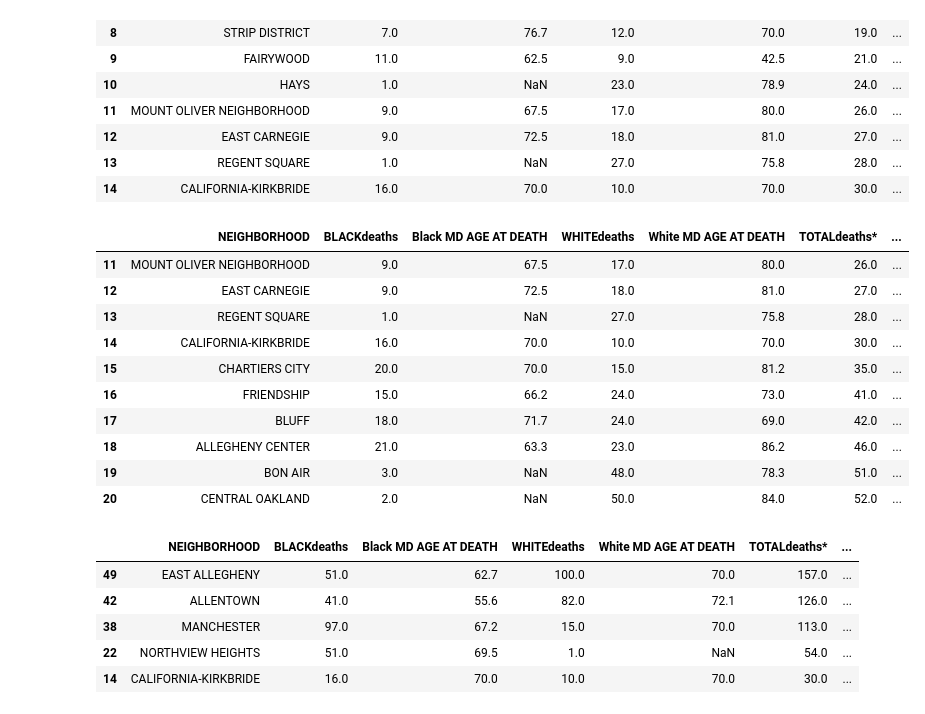
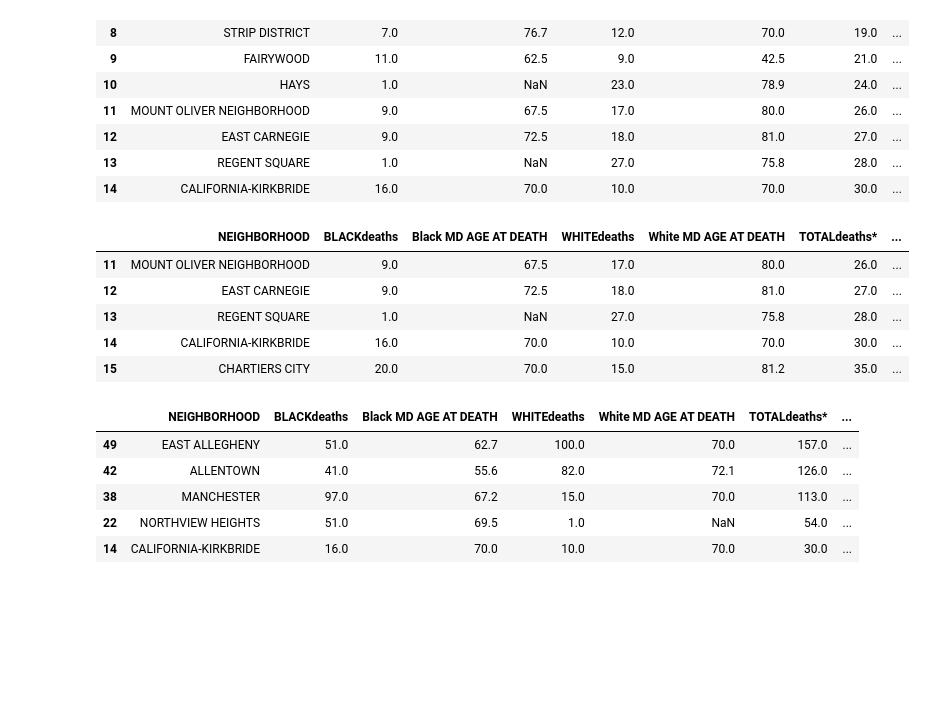
Before and after one commit to CalTsai77/Python-Data-Analysis-with-pandas-, a Jupyter notebook: Kyra_personal_notebook.ipynb, the cells around one changed output. Cells and saved outputs as stored; diff of their text form; code cells hidden in the pictures; blank space fills up the shorter version.

```diff
--- a/Kyra_personal_notebook.ipynb
+++ b/Kyra_personal_notebook.ipynb
@@ -26,25 +26,20 @@ death.head(15)
 # %%
 quantity_bool = []
 death_total = death["TOTALdeaths*"]
 for length in death_total:
     if length > 24:
         quantity_bool.append(True)
     else:
         quantity_bool.append(False)
 is_over_tf = pd.Series(quantity_bool)
 big_death = death[is_over_tf]
-big_death.head(10)
+big_death.head()
 # %% [output]
 |  | NEIGHBORHOOD | BLACKdeaths | Black MD AGE AT DEATH | WHITEdeaths | White MD AGE AT DEATH | TOTALdeaths* | ... |
 | 11 | MOUNT OLIVER NEIGHBORHOOD | 9.0 | 67.5 | 17.0 | 80.0 | 26.0 | ... |
 | 12 | EAST CARNEGIE | 9.0 | 72.5 | 18.0 | 81.0 | 27.0 | ... |
 | 13 | REGENT SQUARE | 1.0 | NaN | 27.0 | 75.8 | 28.0 | ... |
 | 14 | CALIFORNIA-KIRKBRIDE | 16.0 | 70.0 | 10.0 | 70.0 | 30.0 | ... |
 | 15 | CHARTIERS CITY | 20.0 | 70.0 | 15.0 | 81.2 | 35.0 | ... |
-| 16 | FRIENDSHIP | 15.0 | 66.2 | 24.0 | 73.0 | 41.0 | ... |
-| 17 | BLUFF | 18.0 | 71.7 | 24.0 | 69.0 | 42.0 | ... |
-| 18 | ALLEGHENY CENTER | 21.0 | 63.3 | 23.0 | 86.2 | 46.0 | ... |
-| 19 | BON AIR | 3.0 | NaN | 48.0 | 78.3 | 51.0 | ... |
-| 20 | CENTRAL OAKLAND | 2.0 | NaN | 50.0 | 84.0 | 52.0 | ... |
 # %%
 big_death = big_death.sort_values("TOTAL MD AGE AT DEATH", ascending = True)
```
Also changed, not shown: parts of 5 cells of this notebook.
